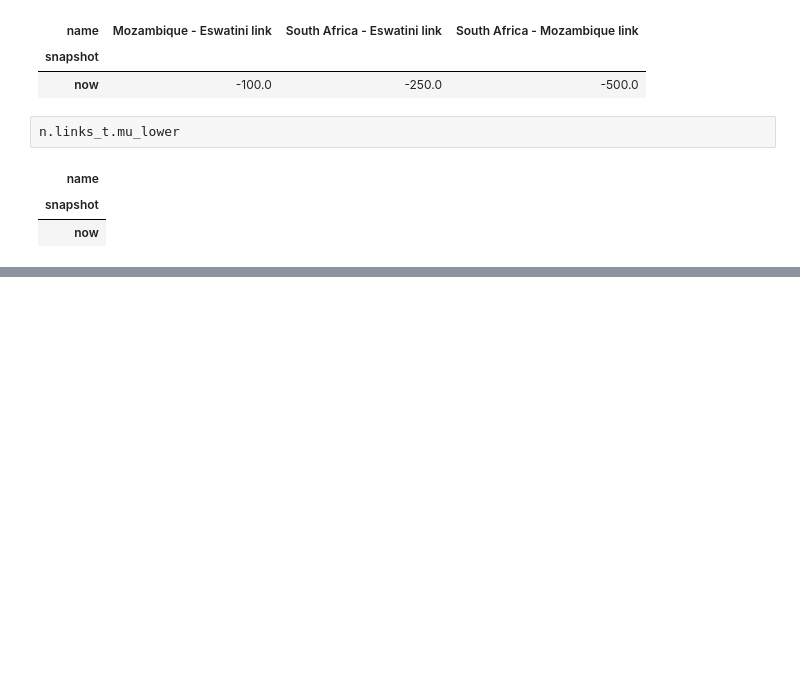
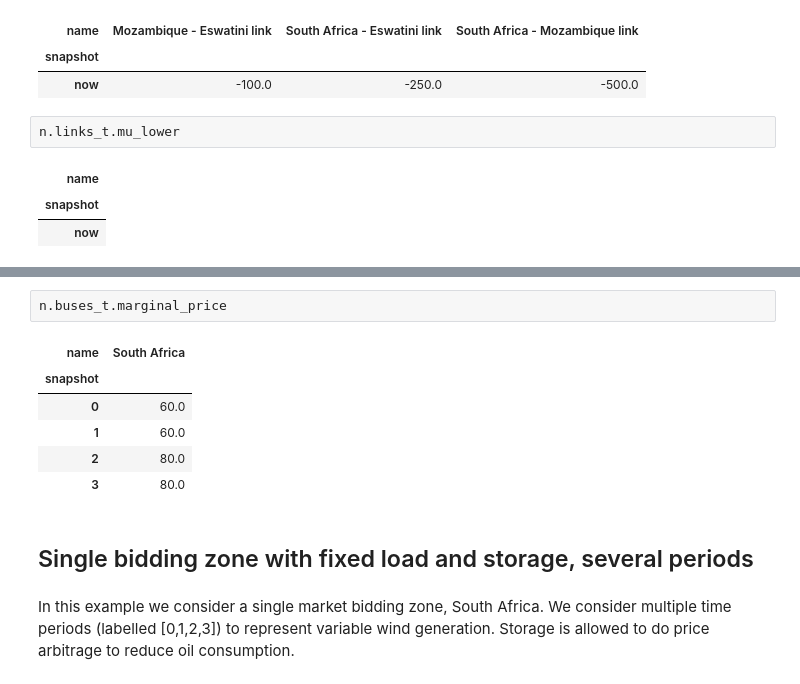
Before and after one commit to VeenaShirsath/Power-System-Optimization, a Jupyter notebook: electricity_mkt_bidding.ipynb, the cells around one changed output, grey strips where cells are left out. Cells and saved outputs as stored; diff of their text form; blank space fills up the shorter version.

Commit message:
adding more electricity markets

```diff
--- a/electricity_mkt_bidding.ipynb
+++ b/electricity_mkt_bidding.ipynb
@@ -472,0 +726,13 @@ n.links_t.mu_lower
+# %%
+n.buses_t.marginal_price
+# %% [output]
+| name | South Africa |
+| snapshot |  |
+| 0 | 60.0 |
+| 1 | 60.0 |
+| 2 | 80.0 |
+| 3 | 80.0 |
+# %% [markdown]
+## Single bidding zone with fixed load and storage, several periods
+# %% [markdown]
+In this example we consider a single market bidding zone, South Africa. We consider multiple time periods (labelled [0,1,2,3]) to represent variable wind generation. Storage is allowed to do price arbitrage to reduce oil consumption.
```
Also changed, not shown: parts of 19 cells of this notebook, 1 other file.
